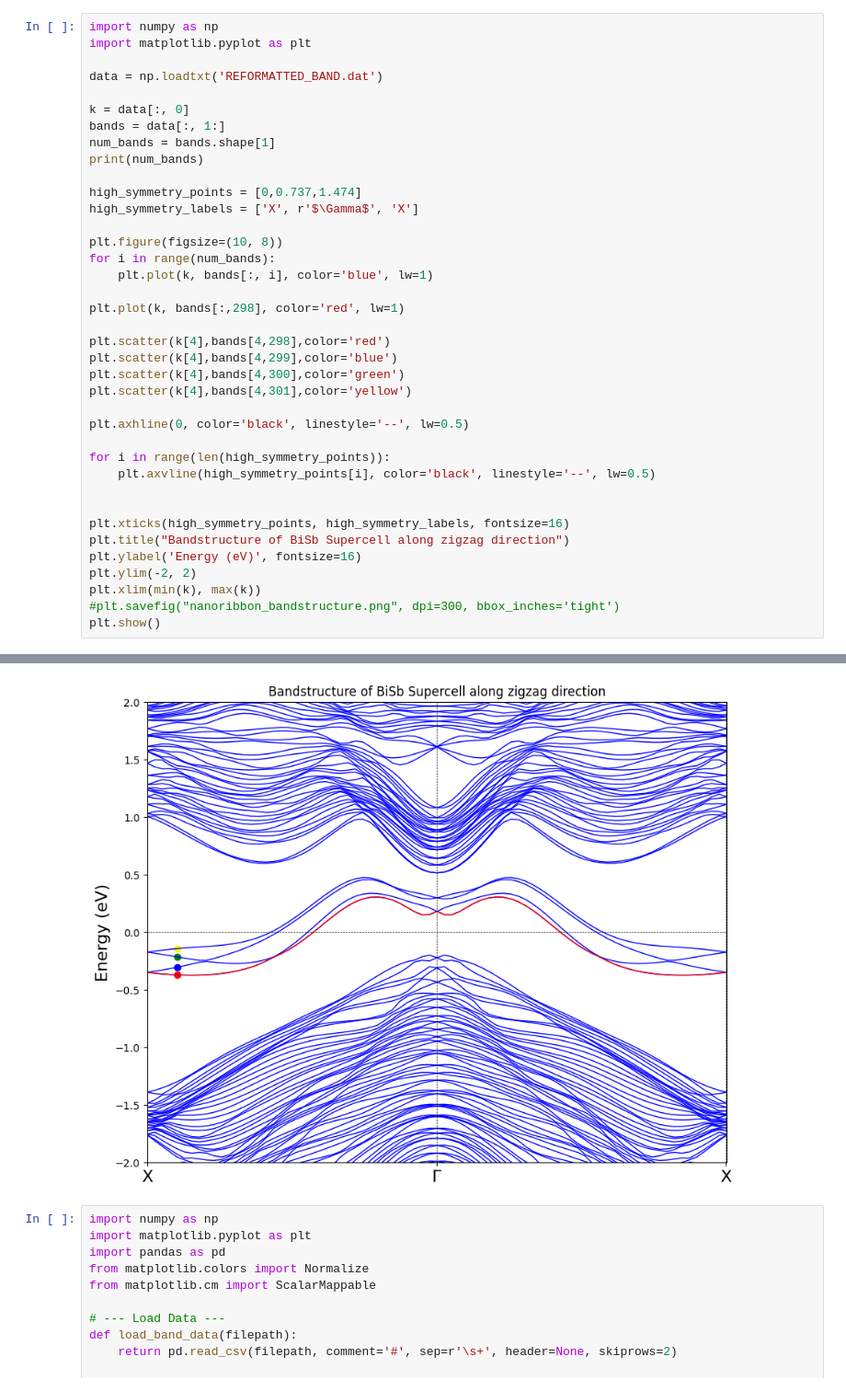
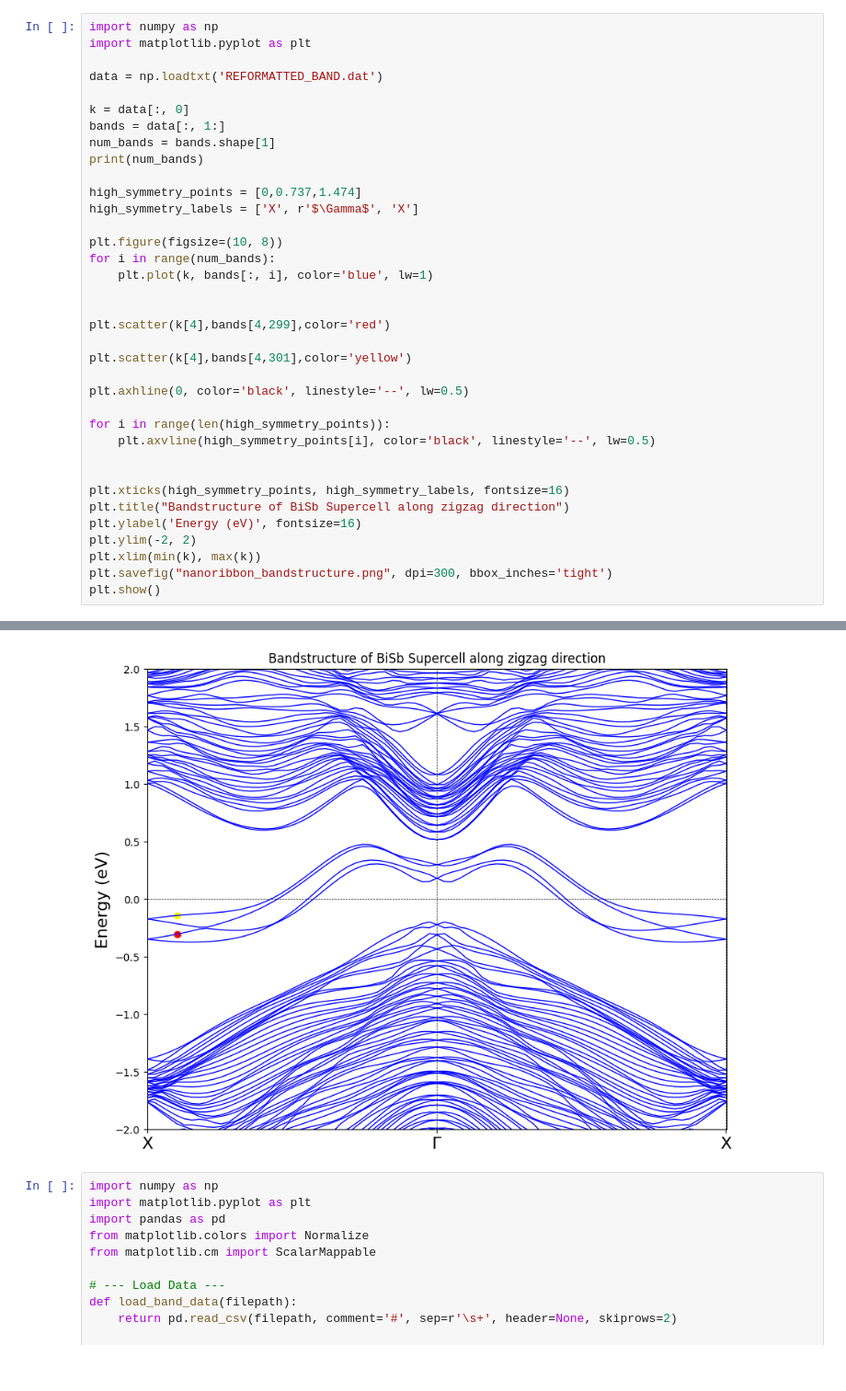
Before and after one commit to Lactuka/Thesis, a Jupyter notebook: bisb-nanoribbon/bisb-nanoribbon.ipynb, the cells around one changed output, grey strips where cells are left out. Shown at 92% size. Saved outputs shown, nothing was run; the diff lists cells and outputs as text.

```diff
--- a/bisb-nanoribbon/bisb-nanoribbon.ipynb
+++ b/bisb-nanoribbon/bisb-nanoribbon.ipynb
@@ -6,39 +6,37 @@ data = np.loadtxt('REFORMATTED_BAND.dat')
 
 k = data[:, 0]
 bands = data[:, 1:]
 num_bands = bands.shape[1]
 print(num_bands)
 
 high_symmetry_points = [0,0.737,1.474]
 high_symmetry_labels = ['X', r'$\Gamma$', 'X']
 
 plt.figure(figsize=(10, 8))
 for i in range(num_bands):
     plt.plot(k, bands[:, i], color='blue', lw=1)
 
-plt.plot(k, bands[:,298], color='red', lw=1)
 
-plt.scatter(k[4],bands[4,298],color='red')
-plt.scatter(k[4],bands[4,299],color='blue')
-plt.scatter(k[4],bands[4,300],color='green')
+plt.scatter(k[4],bands[4,299],color='red')
+
 plt.scatter(k[4],bands[4,301],color='yellow')
 
 plt.axhline(0, color='black', linestyle='--', lw=0.5)
 
 for i in range(len(high_symmetry_points)):
     plt.axvline(high_symmetry_points[i], color='black', linestyle='--', lw=0.5)
 
 
 plt.xticks(high_symmetry_points, high_symmetry_labels, fontsize=16)
 plt.title("Bandstructure of BiSb Supercell along zigzag direction")
 plt.ylabel('Energy (eV)', fontsize=16)
 plt.ylim(-2, 2)
 plt.xlim(min(k), max(k))
-#plt.savefig("nanoribbon_bandstructure.png", dpi=300, bbox_inches='tight')
+plt.savefig("nanoribbon_bandstructure.png", dpi=300, bbox_inches='tight')
 plt.show()
 # %% [output]
 363
-[figure, old version]
+[figure, new version]
 # %%
 import numpy as np
 import matplotlib.pyplot as plt
```
Also changed, not shown: 5 other files.
